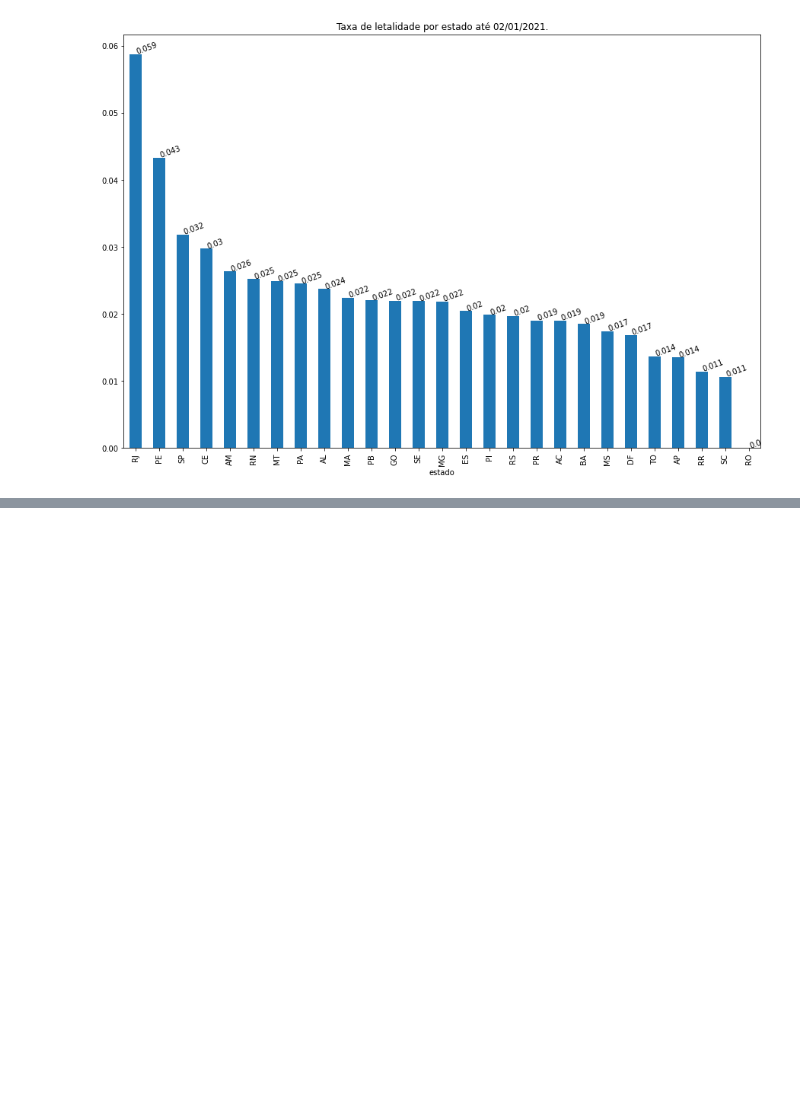
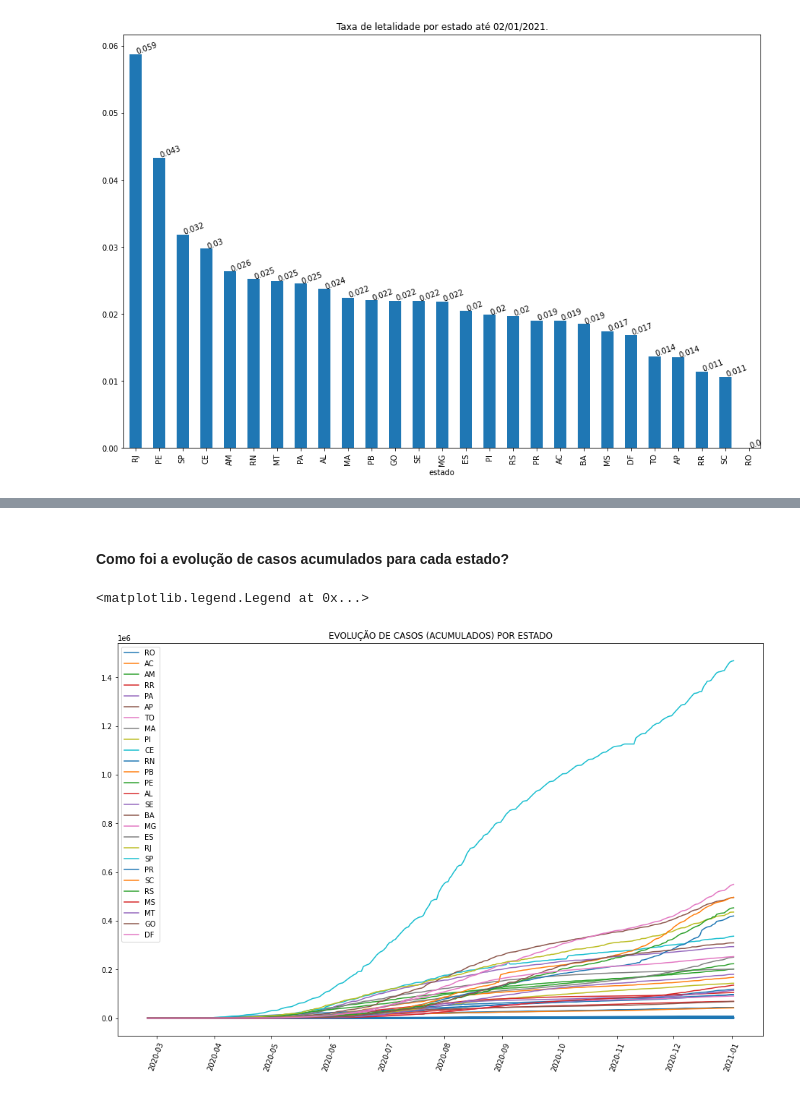
Before and after one commit to SilvioDaCol/Analise_COVID19, a Jupyter notebook: Analysis.ipynb, the cells around one changed output, grey strips where cells are left out. Saved outputs shown, nothing was run; the diff lists cells and outputs as text; code cells hidden in the pictures; blank space fills up the shorter version.

```diff
--- a/Analysis.ipynb
+++ b/Analysis.ipynb
@@ -411,0 +381,18 @@ covid_estados.query('estado == "RO"').tail()
+# %% [markdown]
+#### Como foi a evolução de casos acumulados para cada estado?
+# %%
+def plota_evolucao_estado(dados, atributo, estado):
+    plt.plot('data', atributo, data=dados, label=estado)
+
+fig = plt.figure(figsize=(16, 10))
+
+for e in covid_estados.estado.unique():
+    dados = covid_estados.query(f'estado == "{e}"')
+    plota_evolucao_estado(dados, 'casosAcumulado', dados.estado.iloc[0])
+
+plt.xticks(rotation=70)
+plt.title('EVOLUÇÃO DE CASOS (ACUMULADOS) POR ESTADO')
+plt.legend()
+# %% [output]
+<matplotlib.legend.Legend at 0x...>
+[figure, added]
```
Also changed, not shown: parts of 8 cells of this notebook.
